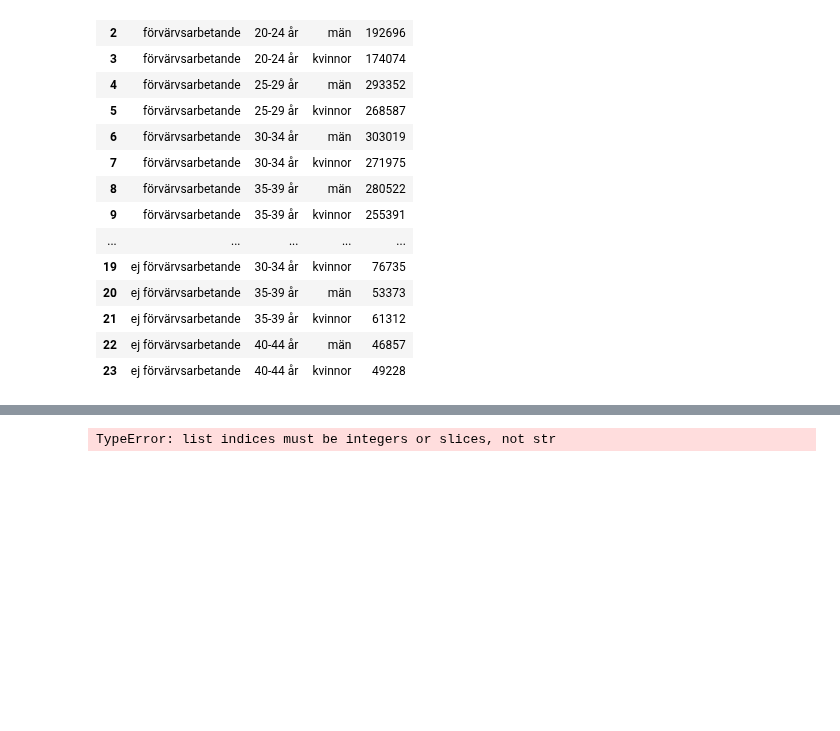
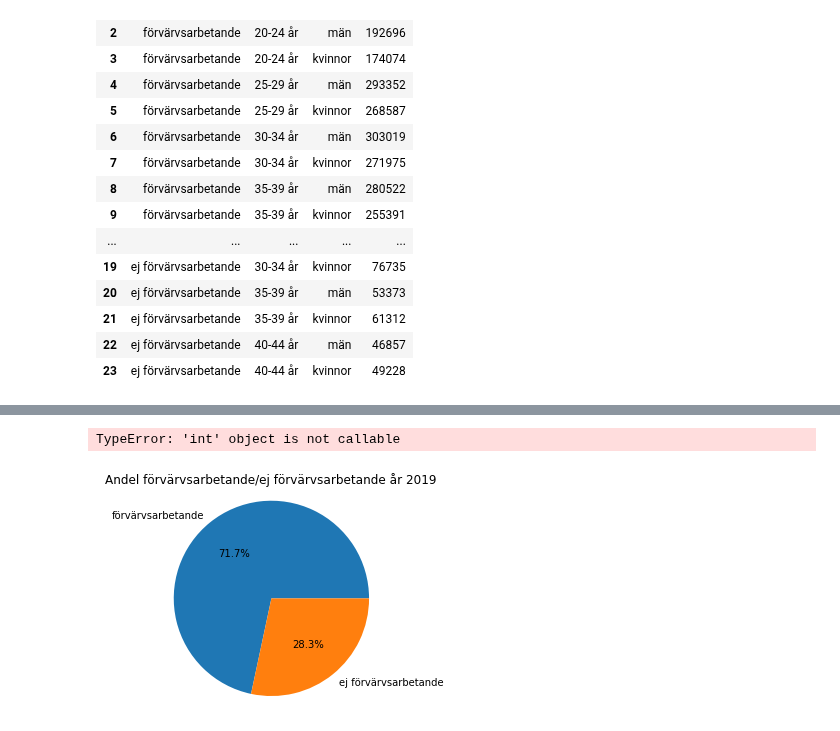
Before and after one commit to SannaIsak/sanna_isaksson_TE19C, a Jupyter notebook: Arbetsområde3/dataanalys/uppgifter_pandas.ipynb, the cells around one changed output, grey strips where cells are left out. Drawn from its saved outputs; the diff is of its cells as text; code cells hidden in the pictures; blank space fills up the shorter version.

Commit message:
övningshäftet dataanalys, fick dock type error

```diff
--- a/Arbetsområde3/dataanalys/uppgifter_pandas.ipynb
+++ b/Arbetsområde3/dataanalys/uppgifter_pandas.ipynb
@@ -40,8 +41,26 @@ print(f"{antal} är förvärvsarbetande år 2019")
 # 1b:
 import matplotlib.pyplot as plt
 
-lista_df = df[df["sysselsättning"]=="förvärvsarbetande"]
-antal_df = lista_df["2019"].tolist()
-antal_df["2019"].sum()
+lista2_df = df[df["sysselsättning"]=="ej förvärvsarbetande"]
+antal2_df = lista2_df["2019"].tolist()
+
+antal2 = sum(antal2_df)
+
+print(f"{antal2} är ej förvärvsarbetade år 2019")
 # %% [output]
-TypeError: list indices must be integers or slices, not str
+TypeError: 'int' object is not callable
+# %%
+# 1c:
+
+import matplotlib.pyplot as plt
+
+andel = [antal, antal2]
+
+my_labels = 'förvärvsarbetande', 'ej förvärvsarbetande'
+
+plt.pie(andel, labels=my_labels, autopct='%1.1f%%')
+plt.title("Andel förvärvsarbetande/ej förvärvsarbetande år 2019")
+plt.axis("Equal")
+plt.show()
+# %% [output]
+[figure, added]
```
Also changed, not shown: parts of 8 cells of this notebook.
